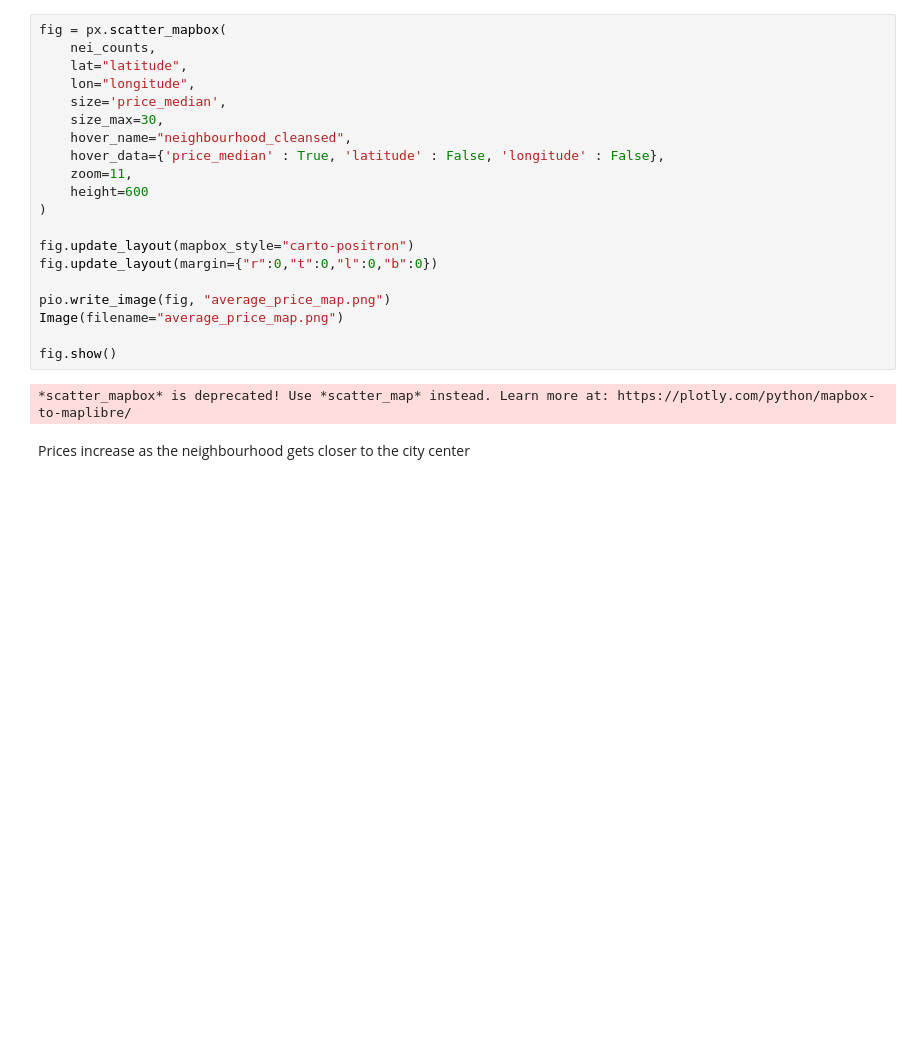
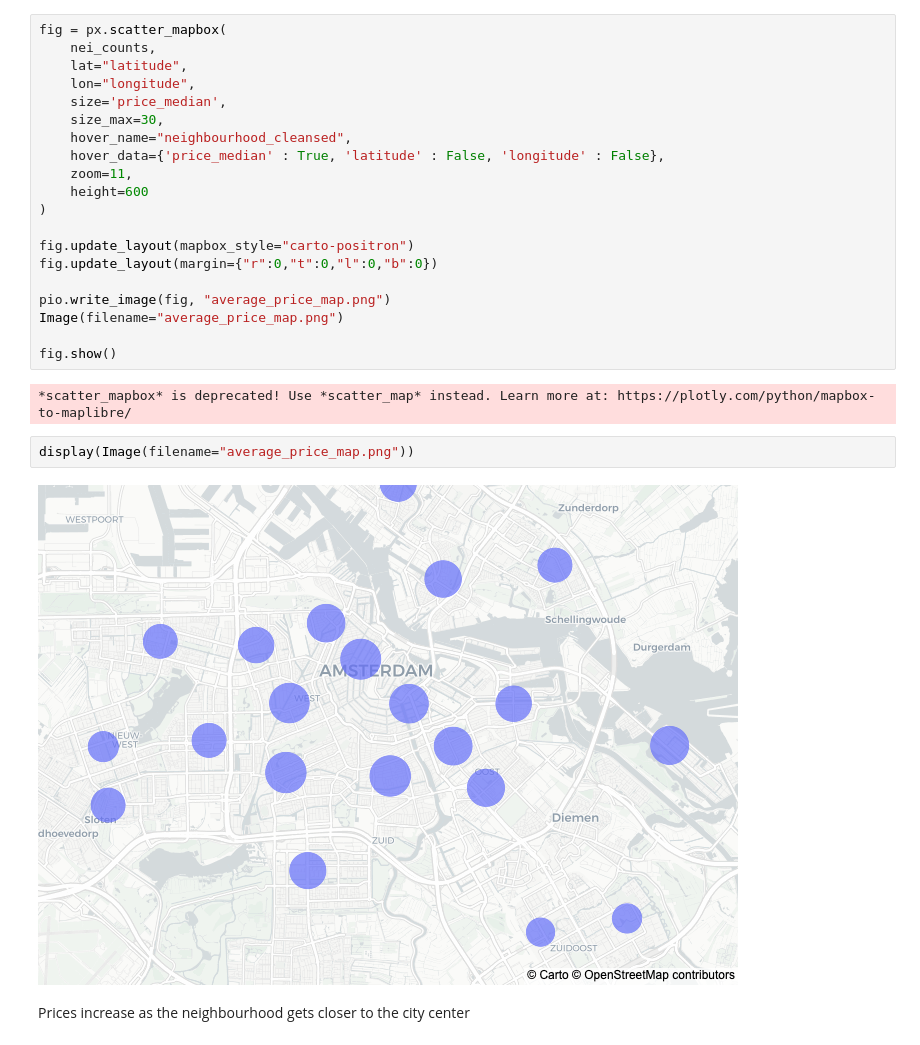
Before and after one commit to SabinaVolkova/amsterdam_airbnb, a Jupyter notebook: analysis.ipynb, the cells around one changed output. Saved outputs shown, nothing was run; the diff lists cells and outputs as text; blank space fills up the shorter version.

```diff
--- a/analysis.ipynb
+++ b/analysis.ipynb
@@ -271,6 +279,10 @@ Image(filename="average_price_map.png")
 fig.show()
 # %% [output]
 *scatter_mapbox* is deprecated! Use *scatter_map* instead. Learn more at: https://plotly.com/python/mapbox-to-maplibre/
+# %%
+display(Image(filename="average_price_map.png"))
+# %% [output]
+[figure, added]
 # %% [markdown]
 Prices increase as the neighbourhood gets closer to the city center
 # %% [markdown]
```
Also changed, not shown: parts of 9 cells of this notebook.
